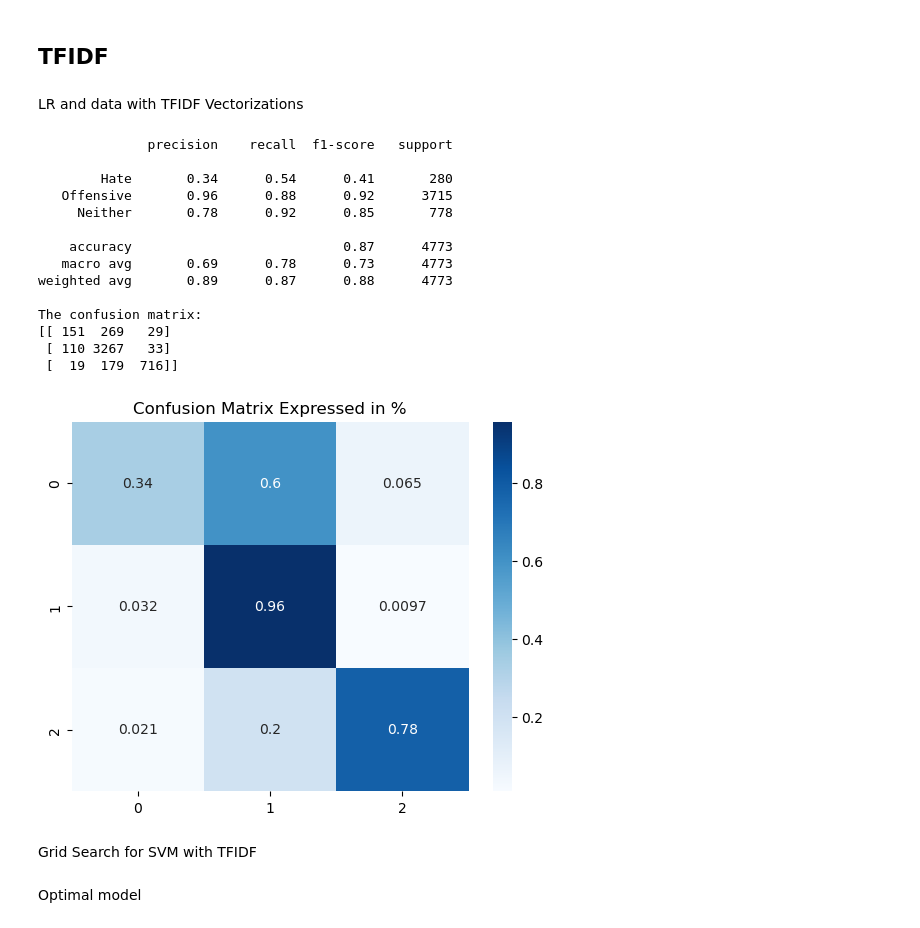
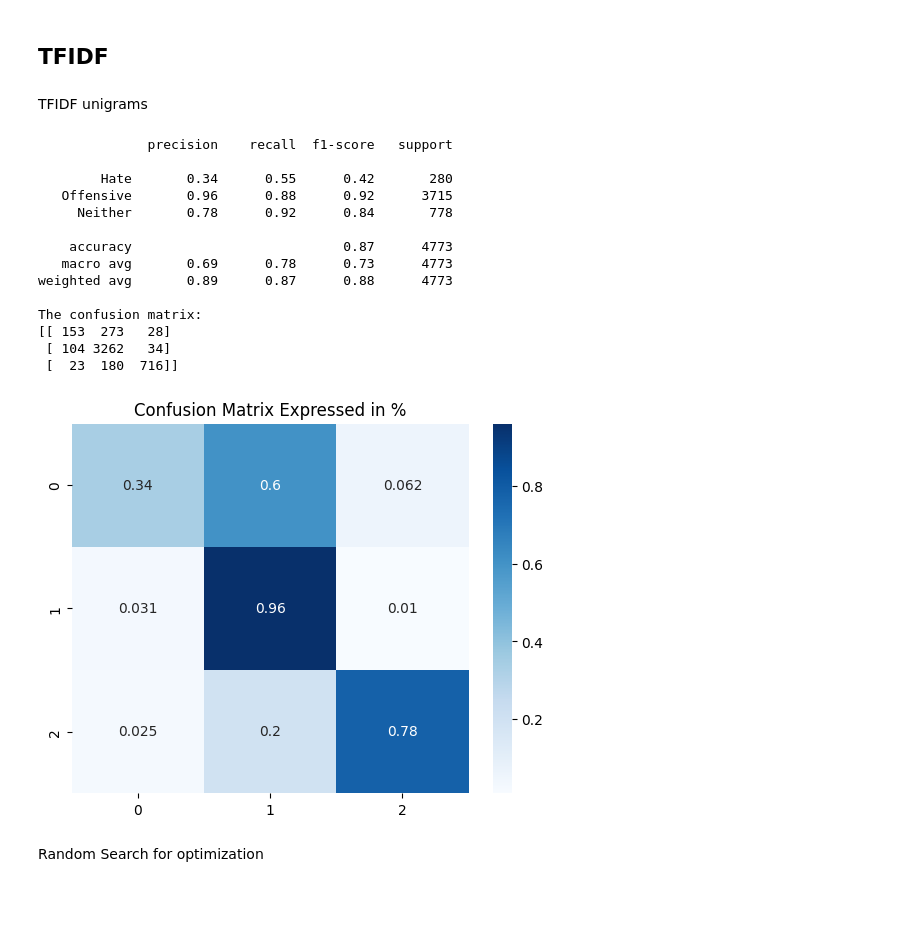
Before and after one commit to Disquietudee/Recognising-hate-speech-on-twitter-vs-offensive-language, a Jupyter notebook: baseline_model_LR.ipynb, the cells around one changed output. Drawn from its saved outputs; the diff is of its cells as text; code cells hidden in the pictures; blank space fills up the shorter version.

```diff
--- a/baseline_model_LR.ipynb
+++ b/baseline_model_LR.ipynb
@@ -236,32 +266,29 @@ LR Model with best parameters for Count Vectorizations
 # %% [markdown]
 ## TFIDF
-# %% [markdown]
-LR and data with TFIDF Vectorizations
+# %% [markdown]
+TFIDF unigrams
 # %%
 # Initalising model
-lr = LogisticRegression(max_iter = 300)
-
+lr = LogisticRegression(max_iter = 200, penalty='l2')
 # Train and predict
 lr.fit(X_train_over_tf, y_train_over_tf)
-y_preds = lr.predict(X_cv_tf)
+y_preds = lr.predict(X_test_tf)
 # %%
 # output statistics
-printModelStats(y_preds, y_cv)
+printModelStats(y_preds, y_test)
 # %% [output]
               precision    recall  f1-score   support
 
-        Hate       0.34      0.54      0.41       280
+        Hate       0.34      0.55      0.42       280
    Offensive       0.96      0.88      0.92      3715
-     Neither       0.78      0.92      0.85       778
+     Neither       0.78      0.92      0.84       778
 
     accuracy                           0.87      4773
    macro avg       0.69      0.78      0.73      4773
 weighted avg       0.89      0.87      0.88      4773
 
 The confusion matrix:
-[[ 151  269   29]
- [ 110 3267   33]
- [  19  179  716]]
+[[ 153  273   28]
+ [ 104 3262   34]
+ [  23  180  716]]
-[figure, old version]
+[figure, new version]
-# %% [markdown]
-Grid Search for SVM with TFIDF
@@ -277,2 +295,2 @@ Grid Search for SVM with TFIDF
-# %% [markdown]
-Optimal model
+# %% [markdown]
+Random Search for optimization
```
Also changed, not shown: parts of 39 cells of this notebook.
